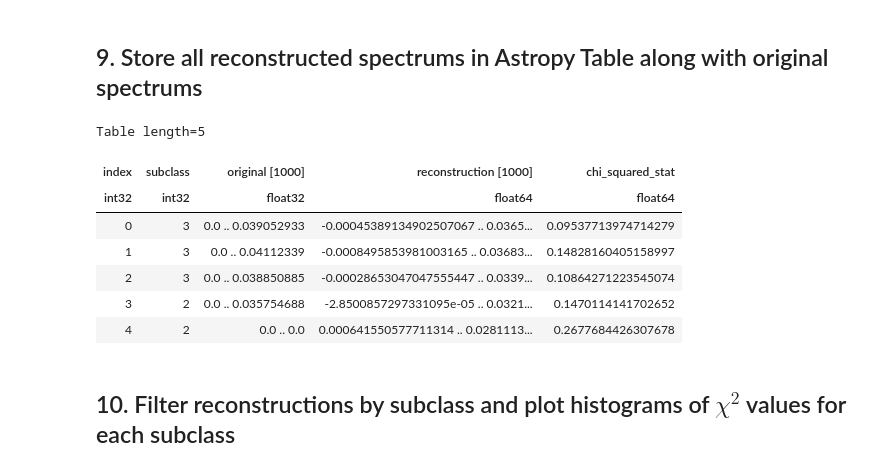
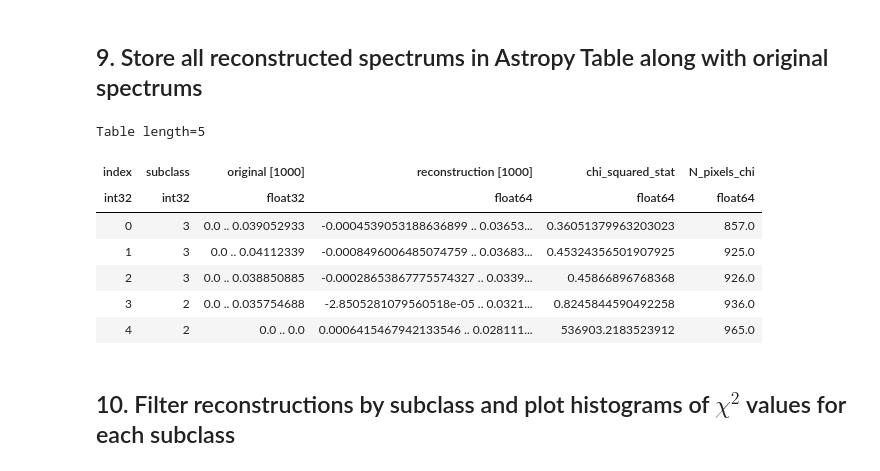
Before and after one commit to ksephton/ASTR-Leistedt-1, a Jupyter notebook: Spectra/PCA_4000spectra.ipynb, the cells around one changed output. Drawn from its saved outputs; the diff is of its cells as text; code cells hidden in the pictures.

```diff
--- a/Spectra/PCA_4000spectra.ipynb
+++ b/Spectra/PCA_4000spectra.ipynb
@@ -37,8 +37,8 @@ X_nonan = X.copy()
 zero_ind = X == 0.
 X[zero_ind] = np.NaN
 # %%
-#%% Set all zero flux errors to NaN
-zero_err_ind = spec_err == 0.
+#%% Set all zero and negative flux errors to NaN
+zero_err_ind = spec_err <= 0.
 spec_err[zero_err_ind] = np.NaN
 # %% [markdown]
 ## 2. Normalise X and plot mean spectrum
@@ -64,3 +64,12 @@ X_normal[zero_norm_ind] = np.NaN
 spec_err_T = np.transpose(spec_err)
 spec_err_norm_T = np.divide(spec_err_T,norm)
 spec_err_norm = np.transpose(spec_err_norm_T)
+# %%
+# %% Cap errors at a lower limit of 1e-5 times the flux
+cap_counter = 0
+for spectra in range(len(spec_err_norm)):
+    for pixel in range(len(spec_err_norm[spectra])):
+        if np.isnan(spec_err_norm[spectra][pixel]) == False and spec_err_norm[spectra][pixel] < 1e-5 * X_normal[spectra][pixel]:
+            spec_err_norm[spectra][pixel] = 1e-5 * X_normal[spectra][pixel]
+            cap_counter += 1
+print("Number of capped errors", cap_counter)
@@ -258,25 +293,24 @@ chi_arr = chisquare_all(X_norm_zeros)
 # %%
-# %% Plot histogram chi-squared values
+# %% Plot chi-squared values
 # Code adapted from https://towardsdatascience.com/advanced-histogram-using-python-bceae288e715
 fig, ax = plt.subplots(figsize=(20,10))
-counts, bins, patches = ax.hist(chi_arr, bins=20)
+_, bins = np.histogram(chi_arr, bins=20)
 
-# Set the ticks to be at the edges of the bins.
-ax.set_xticks(bins.round(2))
+# Plot histogram on log scale
+logbins = np.logspace(np.log10(bins[0]),np.log10(bins[-1]),len(bins))
+logcounts, _, _ = ax.hist(chi_arr, bins=logbins)
+ax.set_xscale('log')
 
 # Calculate bar centre to display the count of data points and %
-bin_x_centers = 0.5 * np.diff(bins) + bins[:-1]
+bin_x_centers = 0.5 * np.diff(logbins) + logbins[:-1]
 bin_y_centers = ax.get_yticks()[1] * 0.25
 
 # Display the the count of data points and % for each bar in histogram
 for i in range(len(bins)-1):
-    bin_label = "{0:,}".format(counts[i]) + "\n({0:,.2f}%)".format((counts[i]/counts.sum())*100)
-    plt.text(bin_x_centers[i], bin_y_centers, bin_label, horizontalalignment='center')
+    bin_label = "{0:,}".format(logcounts[i]) + "\n({0:,.2f}%)".format((logcounts[i]/logcounts.sum())*100)
+    ax.text(bin_x_centers[i], bin_y_centers, bin_label, horizontalalignment='center')
 
-ax.annotate('Counts\nPercentage', xy=(0.9,0.9), xycoords='axes fraction',
-            horizontalalignment='center', fontsize=15, bbox=dict(boxstyle="round", fc="white"))
-plt.xlabel("$\chi^2$ test statistic", fontsize=20)
+plt.xlabel("$\chi^2/N_{pixels}$", fontsize=20)
 plt.ylabel('Counts',fontsize=20)
-
 plt.show()
 # %% [output]
@@ -286,22 +320,22 @@ plt.show()
 # %%
 # %% Make an Astropy Table to store reconstruction data
 reconstruction_arr = np.zeros(X_norm_zeros.shape)
 for i in range(len(X_norm_zeros)):
     reconstruction_arr[i] = reconstruct_spectra(i, plot_fig=False)
 
-reconstruction_table = Table([np.arange(len(X_norm_zeros)), subclass, X_norm_zeros, reconstruction_arr, chi_arr],
-                                        names=('index', 'subclass', 'original', 'reconstruction', 'chi_squared_stat'),)
+reconstruction_table = Table([np.arange(len(X_norm_zeros)), subclass, X_norm_zeros, reconstruction_arr, chi_arr, len_arr],
+                                        names=('index', 'subclass', 'original', 'reconstruction', 'chi_squared_stat', 'N_pixels_chi'),)
 
 reconstruction_table[:5]
 # %% [output]
 Table length=5
-| index | subclass | original [1000] | reconstruction [1000] | chi_squared_stat |
-| int32 | int32 | float32 | float64 | float64 |
-| 0 | 3 | 0.0 .. 0.039052933 | -0.00045389134902507067 .. 0.0365... | 0.09537713974714279 |
-| 1 | 3 | 0.0 .. 0.04112339 | -0.0008495853981003165 .. 0.03683... | 0.14828160405158997 |
-| 2 | 3 | 0.0 .. 0.038850885 | -0.00028653047047555447 .. 0.0339... | 0.10864271223545074 |
-| 3 | 2 | 0.0 .. 0.035754688 | -2.8500857297331095e-05 .. 0.0321... | 0.1470114141702652 |
-| 4 | 2 | 0.0 .. 0.0 | 0.000641550577711314 .. 0.0281113... | 0.2677684426307678 |
+| index | subclass | original [1000] | reconstruction [1000] | chi_squared_stat | N_pixels_chi |
+| int32 | int32 | float32 | float64 | float64 | float64 |
+| 0 | 3 | 0.0 .. 0.039052933 | -0.0004539053188636899 .. 0.03653... | 0.36051379963203023 | 857.0 |
+| 1 | 3 | 0.0 .. 0.04112339 | -0.0008496006485074759 .. 0.03683... | 0.45324356501907925 | 925.0 |
+| 2 | 3 | 0.0 .. 0.038850885 | -0.00028653867775574327 .. 0.0339... | 0.45866896768368 | 926.0 |
+| 3 | 2 | 0.0 .. 0.035754688 | -2.8505281079560518e-05 .. 0.0321... | 0.8245844590492258 | 936.0 |
+| 4 | 2 | 0.0 .. 0.0 | 0.0006415467942133546 .. 0.028111... | 536903.2183523912 | 965.0 |
 # %% [markdown]
 ## 10. Filter reconstructions by subclass and plot histograms of $\chi^2$ values for each subclass
 # %%
```
Also changed, not shown: parts of 11 cells of this notebook.
